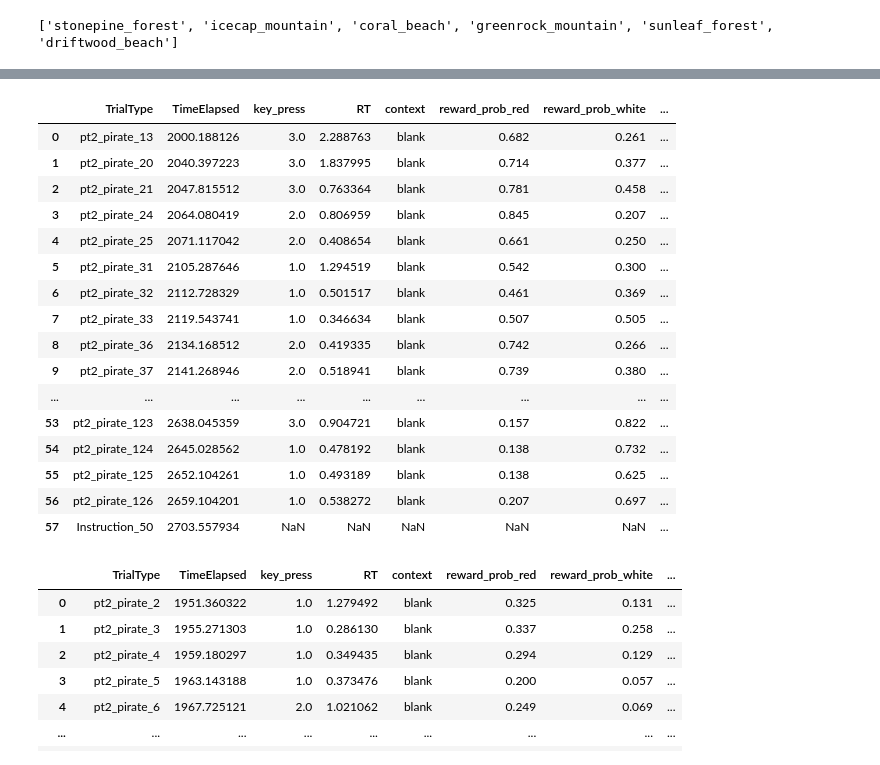
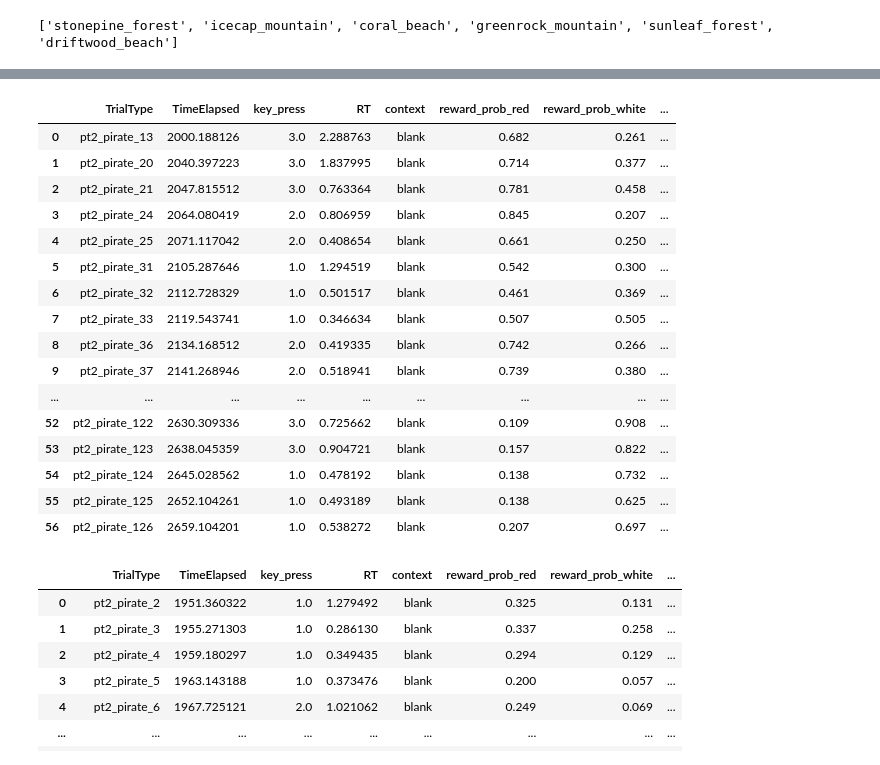
Before and after one commit to RohinPalsule/CB-PsychoPy, a Jupyter notebook: run_exp/kidGB_analysis.ipynb, the cells around one changed output, grey strips where cells are left out. Cells and saved outputs as stored; diff of their text form; code cells hidden in the pictures.

```diff
--- a/run_exp/kidGB_analysis.ipynb
+++ b/run_exp/kidGB_analysis.ipynb
@@ -58,6 +55,7 @@ print(unique_locations)
 # %% [output]
 ['stonepine_forest', 'icecap_mountain', 'coral_beach', 'greenrock_mountain', 'sunleaf_forest', 'driftwood_beach']
 # %%
+df_individual['reward'] = pd.to_numeric(df_individual['reward'], errors='coerce')
 df_individual[df_individual['TrialType']=='pirate_recog'].dropna(axis=1, how='all').reset_index(drop='index')
 # %% [output]
 |  | TrialType | TimeElapsed | key_press | RT | context | choice | reward | confidence | TimeInBlock |
@@ -80,29 +221,29 @@ df_individual[df_individual['TrialType']=='pirate_recog'].dropna(axis=1, how='al
 # %%
 target_rows = df_individual[df_individual['TrialType'] == 'pirate_recog'].index + 1
 # Filter only valid indices (i.e., not beyond the end of the DataFrame)
 valid_indices = target_rows[target_rows < len(df)]
 
 # Select the rows at those indices
 result_df = df_individual.loc[valid_indices].reset_index(drop=True)
-result_df.dropna(axis=1,how='all')
+result_df[result_df['TrialType'].str.contains("pt2")].dropna(axis=1,how='all')
 # %% [output]
 |  | TrialType | TimeElapsed | key_press | RT | context | reward_prob_red | reward_prob_white | ... |
 | 0 | pt2_pirate_13 | 2000.188126 | 3.0 | 2.288763 | blank | 0.682 | 0.261 | ... |
 | 1 | pt2_pirate_20 | 2040.397223 | 3.0 | 1.837995 | blank | 0.714 | 0.377 | ... |
 | 2 | pt2_pirate_21 | 2047.815512 | 3.0 | 0.763364 | blank | 0.781 | 0.458 | ... |
 | 3 | pt2_pirate_24 | 2064.080419 | 2.0 | 0.806959 | blank | 0.845 | 0.207 | ... |
 | 4 | pt2_pirate_25 | 2071.117042 | 2.0 | 0.408654 | blank | 0.661 | 0.250 | ... |
 | 5 | pt2_pirate_31 | 2105.287646 | 1.0 | 1.294519 | blank | 0.542 | 0.300 | ... |
 | 6 | pt2_pirate_32 | 2112.728329 | 1.0 | 0.501517 | blank | 0.461 | 0.369 | ... |
 | 7 | pt2_pirate_33 | 2119.543741 | 1.0 | 0.346634 | blank | 0.507 | 0.505 | ... |
 | 8 | pt2_pirate_36 | 2134.168512 | 2.0 | 0.419335 | blank | 0.742 | 0.266 | ... |
 | 9 | pt2_pirate_37 | 2141.268946 | 2.0 | 0.518941 | blank | 0.739 | 0.380 | ... |
 | ... | ... | ... | ... | ... | ... | ... | ... | ... |
+| 52 | pt2_pirate_122 | 2630.309336 | 3.0 | 0.725662 | blank | 0.109 | 0.908 | ... |
 | 53 | pt2_pirate_123 | 2638.045359 | 3.0 | 0.904721 | blank | 0.157 | 0.822 | ... |
 | 54 | pt2_pirate_124 | 2645.028562 | 1.0 | 0.478192 | blank | 0.138 | 0.732 | ... |
 | 55 | pt2_pirate_125 | 2652.104261 | 1.0 | 0.493189 | blank | 0.138 | 0.625 | ... |
 | 56 | pt2_pirate_126 | 2659.104201 | 1.0 | 0.538272 | blank | 0.207 | 0.697 | ... |
-| 57 | Instruction_50 | 2703.557934 | NaN | NaN | NaN | NaN | NaN | ... |
 # %%
 # Find index of the first occurrence of 'pirate_1'
 start_idx = df_individual[df_individual['TrialType'] == 'pt2_pirate_2'].index[0]
```
Also changed, not shown: parts of 4 cells of this notebook.
